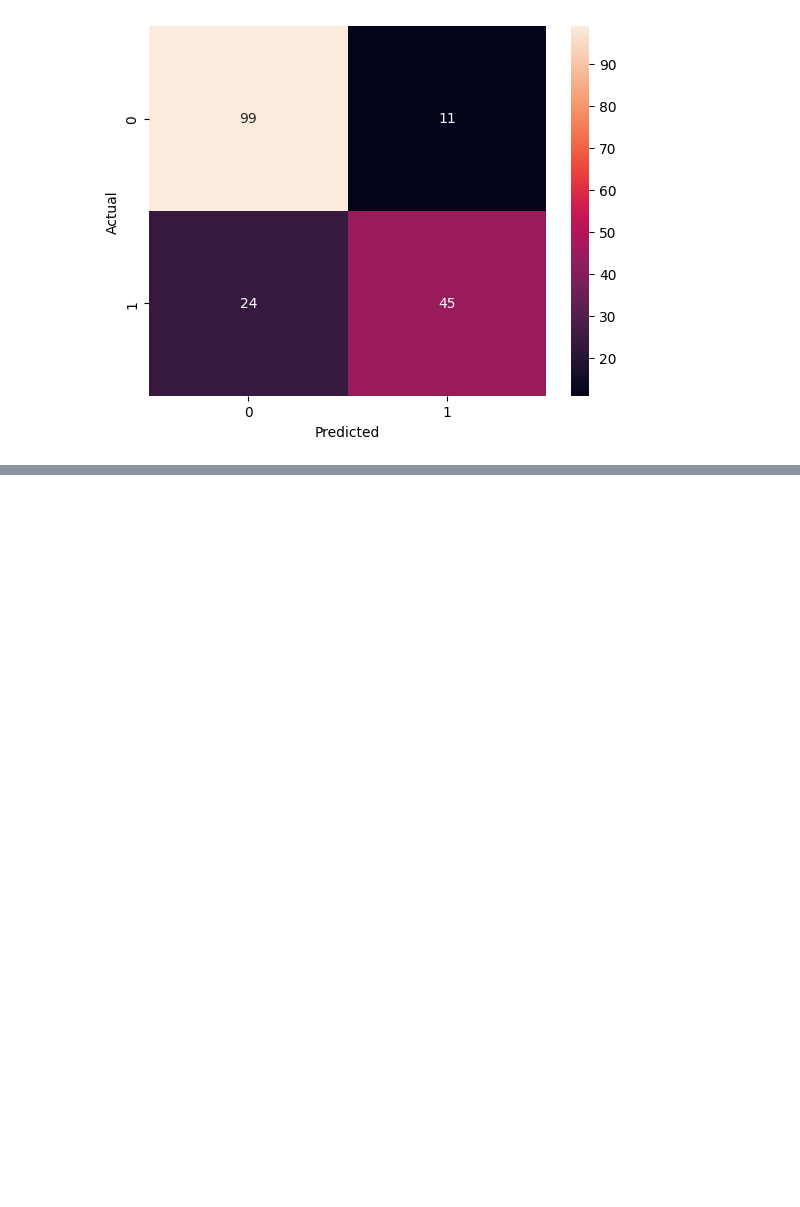
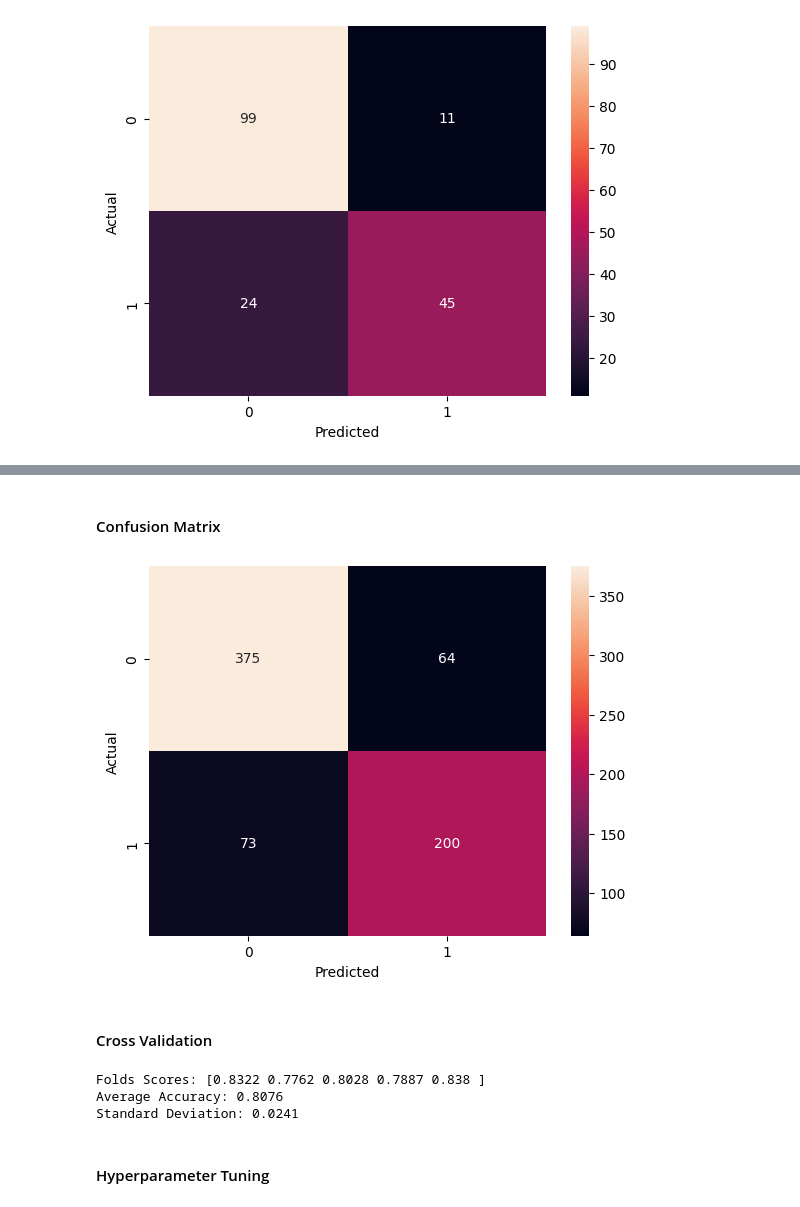
Before and after one commit to rodrigofl-dev/titanic-ml-project, a Jupyter notebook: notebooks/03_modeling.ipynb, the cells around one changed output, grey strips where cells are left out. Cells and saved outputs as stored; diff of their text form; code cells hidden in the pictures; blank space fills up the shorter version.

Commit message:
Finishing modeling notebook

```diff
--- a/notebooks/03_modeling.ipynb
+++ b/notebooks/03_modeling.ipynb
@@ -630,0 +629,15 @@ Standard Deviation: 0.0336
+# %%
+xgb_pipeline = Pipeline(steps=[
+    ('age_imputer', TitanicAgeImputer()),
+    ('safety_imputer', SimpleImputer(strategy='median')),
+    #('scaler', StandardScaler()),
+    ('model', XGBClassifier(
+        #use_label_encoder=False,
+        eval_metric='logloss',
+        random_state=SEED
+    ))
+])
+# %%
+skf_xgb = StratifiedKFold(n_splits=5, shuffle=True, random_state=SEED)
+y_pred_cv_xgb = cross_val_predict(xgb_pipeline, X_train, y_train, cv=skf_xgb)
+print(f"Accuracy: {accuracy_score(y_train, y_pred_cv_xgb):.4f}\n")
@@ -630,0 +659,26 @@ Standard Deviation: 0.0336
+# %% [markdown]
+#### Confusion Matrix
+# %%
+cm_xgb = confusion_matrix(y_train, y_pred_cv_xgb)
+
+sns.heatmap(cm_xgb, annot=True, fmt="d")
+
+plt.xlabel("Predicted")
+plt.ylabel("Actual")
+plt.show()
+# %% [output]
+[figure, added]
+# %% [markdown]
+#### Cross Validation
+# %%
+cv_scores_xgb = cross_val_score(xgb_pipeline, X_train, y_train, cv=skf_xgb, scoring='accuracy')
+
+print(f"Folds Scores: {np.round(cv_scores_xgb, 4)}")
+print(f"Average Accuracy: {cv_scores_xgb.mean():.4f}")
+print(f"Standard Deviation: {cv_scores_xgb.std():.4f}")
+# %% [output]
+Folds Scores: [0.8322 0.7762 0.8028 0.7887 0.838 ]
+Average Accuracy: 0.8076
+Standard Deviation: 0.0241
+# %% [markdown]
+#### Hyperparameter Tuning
```
Also changed, not shown: parts of 19 cells of this notebook, 1 other file.
